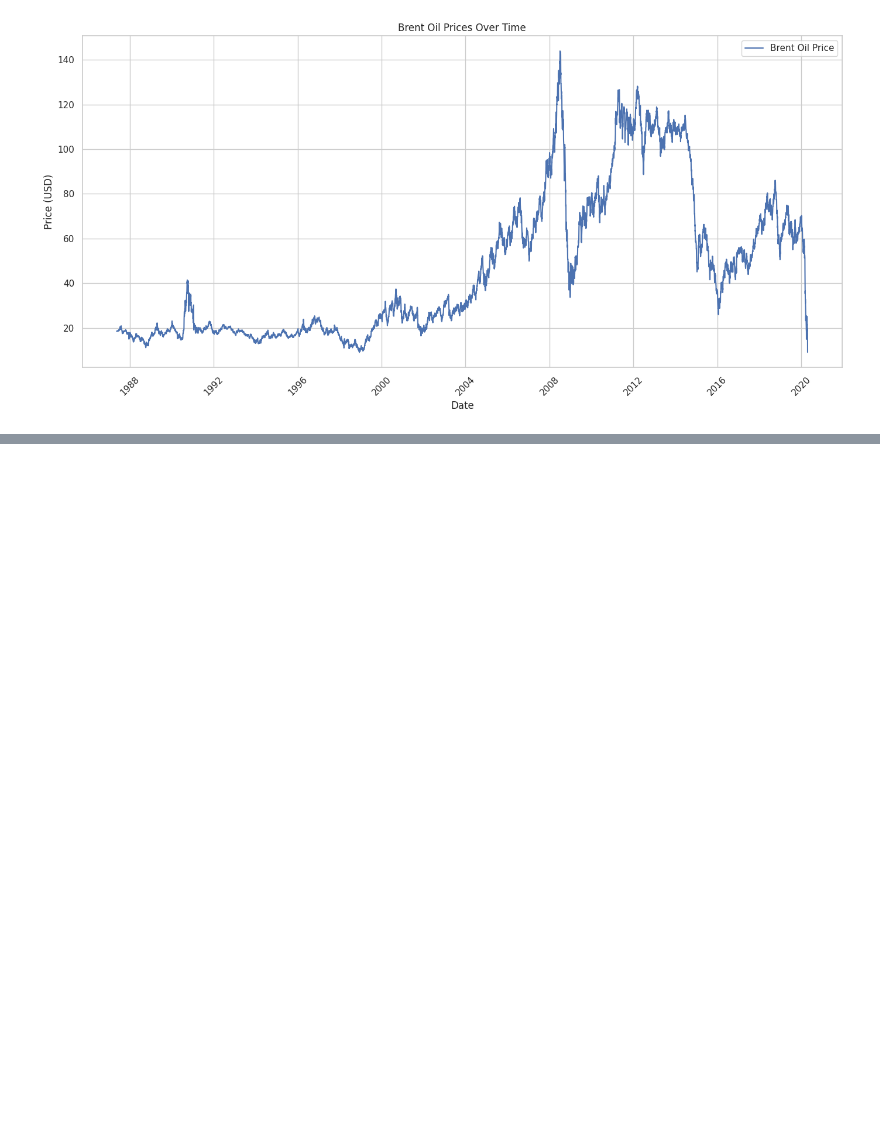
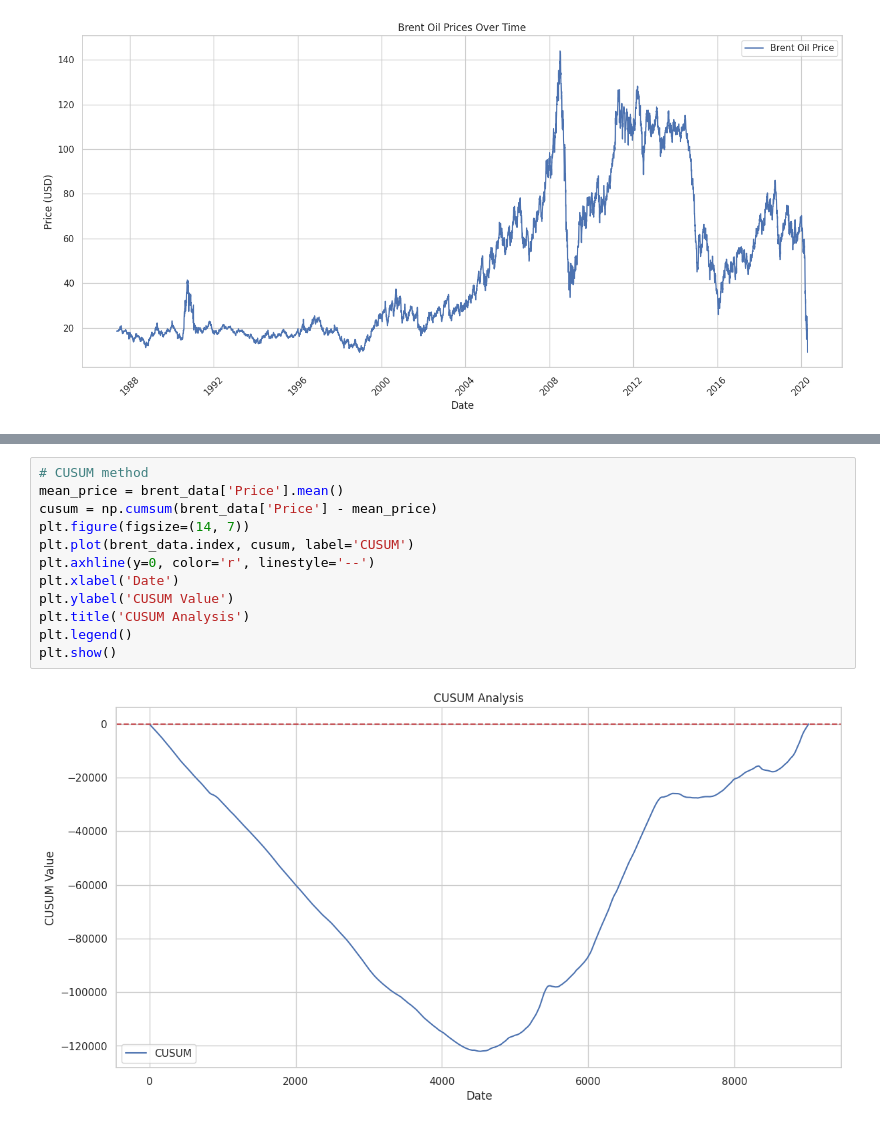
Before and after one commit to habeshaethiopia/BrentOil-Price-Analysis, a Jupyter notebook: notebooks/analysis.ipynb, the cells around one changed output, grey strips where cells are left out. Drawn from its saved outputs; the diff is of its cells as text; blank space fills up the shorter version.

```diff
--- a/notebooks/analysis.ipynb
+++ b/notebooks/analysis.ipynb
@@ -77,0 +102,14 @@ plt.show()
+# %%
+# CUSUM method
+mean_price = brent_data['Price'].mean()
+cusum = np.cumsum(brent_data['Price'] - mean_price)
+plt.figure(figsize=(14, 7))
+plt.plot(brent_data.index, cusum, label='CUSUM')
+plt.axhline(y=0, color='r', linestyle='--')
+plt.xlabel('Date')
+plt.ylabel('CUSUM Value')
+plt.title('CUSUM Analysis')
+plt.legend()
+plt.show()
+# %% [output]
+[figure, added]
```
Also changed, not shown: parts of 7 cells of this notebook.
